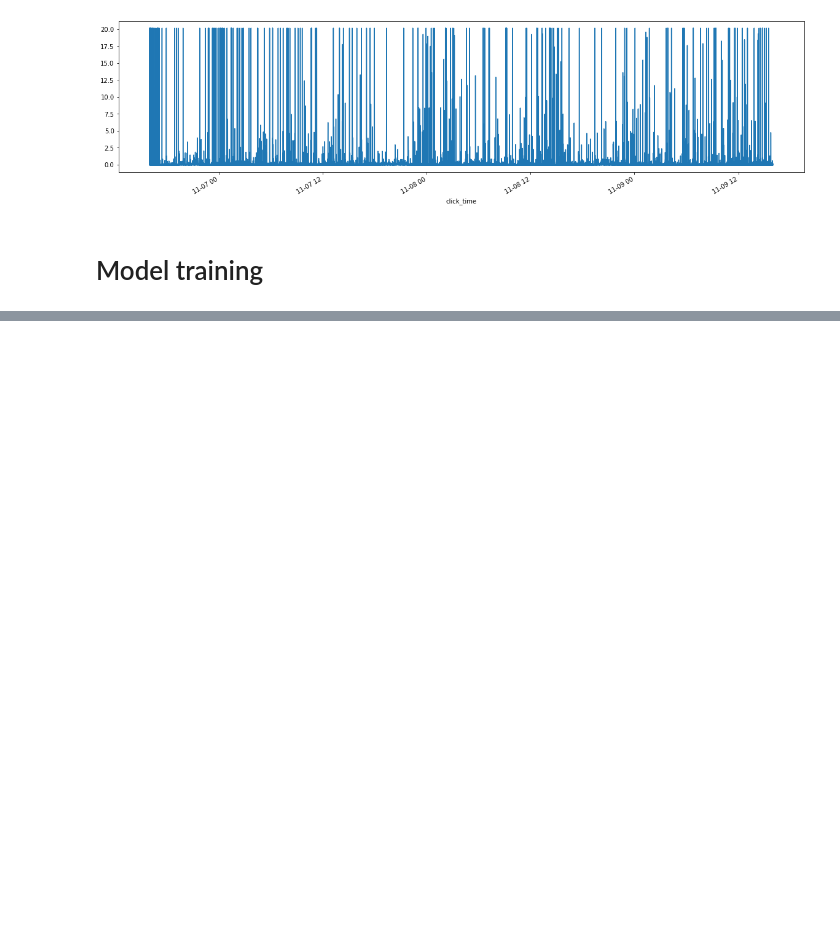
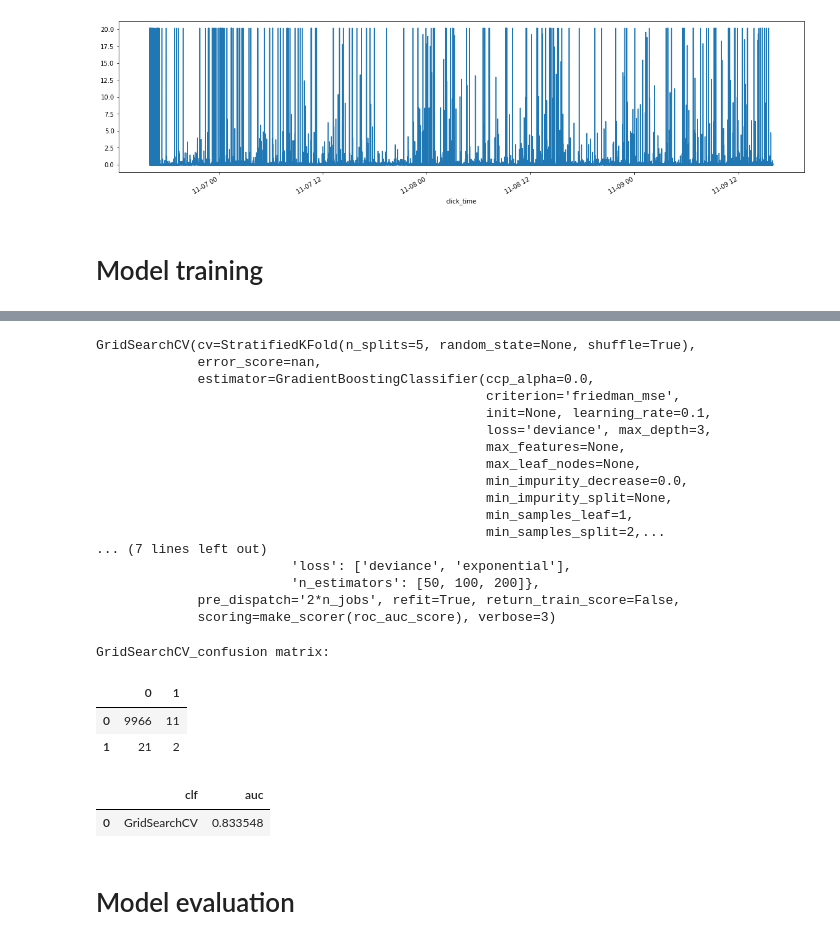
Before and after one commit to Kasimova2022/ml-sagemaker, a Jupyter notebook: talkingdata-adtracking-fraud-detection/talkingdata.ipynb, the cells around one changed output, grey strips where cells are left out. Saved outputs shown, nothing was run; the diff lists cells and outputs as text; code cells hidden in the pictures; blank space fills up the shorter version.

```diff
--- a/talkingdata-adtracking-fraud-detection/talkingdata.ipynb
+++ b/talkingdata-adtracking-fraud-detection/talkingdata.ipynb
@@ -224,0 +312,16 @@ train_X['last_app'].plot(figsize=(20,5))
+# %%
+def optimize_model(estimator, params, cv):
+    scorer = make_scorer(roc_auc_score)
+    gs = GridSearchCV(estimator=estimator, param_grid=params, scoring=scorer, cv=cv, verbose=3, n_jobs=-1)
+    return gs.fit(train_X, train_y)
+
+cv = StratifiedKFold(n_splits=5, shuffle=True)
+
+
+model = optimize_model(GradientBoostingClassifier(random_state=42), {
+    'loss': ['deviance', 'exponential'],
+    'learning_rate': [0.1, 0.2, 0.3],
+    'n_estimators': [50, 100, 200]
+}, cv=cv)
+
+display(pd.DataFrame(evaluate_model(model)))
@@ -224,0 +334,28 @@ train_X['last_app'].plot(figsize=(20,5))
+# %%
+display(pd.DataFrame(evaluate_model(model)))
+# %% [output]
+GridSearchCV(cv=StratifiedKFold(n_splits=5, random_state=None, shuffle=True),
+             error_score=nan,
+             estimator=GradientBoostingClassifier(ccp_alpha=0.0,
+                                                  criterion='friedman_mse',
+                                                  init=None, learning_rate=0.1,
+                                                  loss='deviance', max_depth=3,
+                                                  max_features=None,
+                                                  max_leaf_nodes=None,
+                                                  min_impurity_decrease=0.0,
+                                                  min_impurity_split=None,
+                                                  min_samples_leaf=1,
+                                                  min_samples_split=2,...
+... (7 lines left out)
+                         'loss': ['deviance', 'exponential'],
+                         'n_estimators': [50, 100, 200]},
+             pre_dispatch='2*n_jobs', refit=True, return_train_score=False,
+             scoring=make_scorer(roc_auc_score), verbose=3)
+GridSearchCV_confusion matrix:
+|  | 0 | 1 |
+| 0 | 9966 | 11 |
+| 1 | 21 | 2 |
+|  | clf | auc |
+| 0 | GridSearchCV | 0.833548 |
+# %% [markdown]
+# Model evaluation
```
Also changed, not shown: parts of 5 cells of this notebook, 1 other file.
